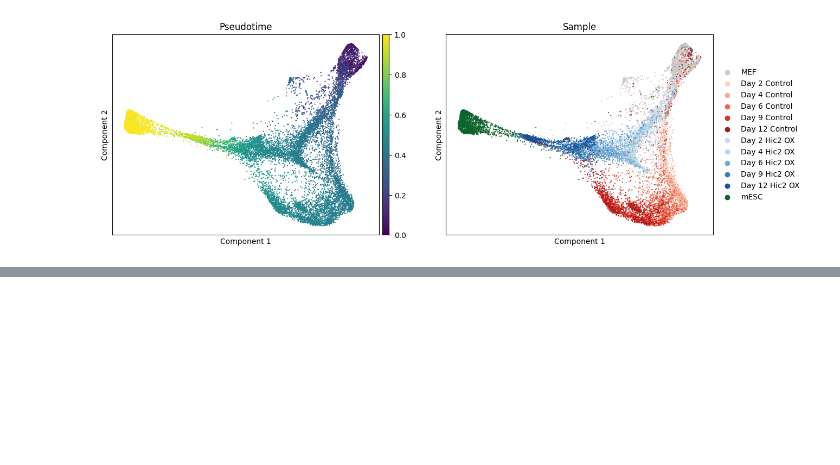
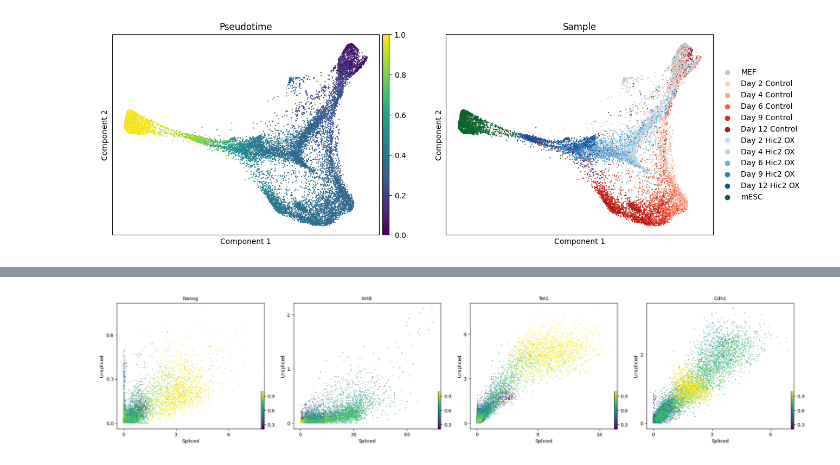
Before and after one commit to logolyte/hic2_masters_project, a Jupyter notebook: SDEvelo.ipynb, the cells around one changed output, grey strips where cells are left out. Saved outputs shown, nothing was run; the diff lists cells and outputs as text; code cells hidden in the pictures; blank space fills up the shorter version.

```diff
--- a/SDEvelo.ipynb
+++ b/SDEvelo.ipynb
@@ -175,12 +191,0 @@ scanpy.pp.neighbors(adata, n_neighbors=15, n_pcs=50) # Uses PCA of X, can be ada
-# %%
-# PAGA
-adata.uns['neighbors']['distances'] = adata.obsp['distances']
-adata.uns['neighbors']['connectivities'] = adata.obsp['connectivities']
-
-scanpy.tl.diffmap(adata)
-scanpy.pp.neighbors(adata, n_neighbors=10, use_rep='X_diffmap')
-scanpy.tl.draw_graph(adata, color="sample", n_jobs=20)
-# %%
-print(adata)
-adata.uns["velocity_graph"] = adata.uns["sde_velocity_graph"]
-adata.obs["velocity_pseudotime"] = adata.obs["sde_velocity_pseudotime"]
@@ -232,3 +259,9 @@ AnnData object with n_obs × n_vars = 12791 × 2000
+# %%
+# Plot latent time for specific genes
+genes_of_interest = ["Nanog", "Krt8", "Tet1", "Cdh1"]
+scvelo.pl.scatter(adata, basis=genes_of_interest, color=["latent_time"], frameon=True, vkey="sde_velocity", xlabel="Spliced", ylabel="Unspliced")
+# %% [output]
+[figure, added]
 # %%
 # Save adata object
 adata.write_h5ad(
```
Also changed, not shown: parts of 17 cells of this notebook, 2 other files.
